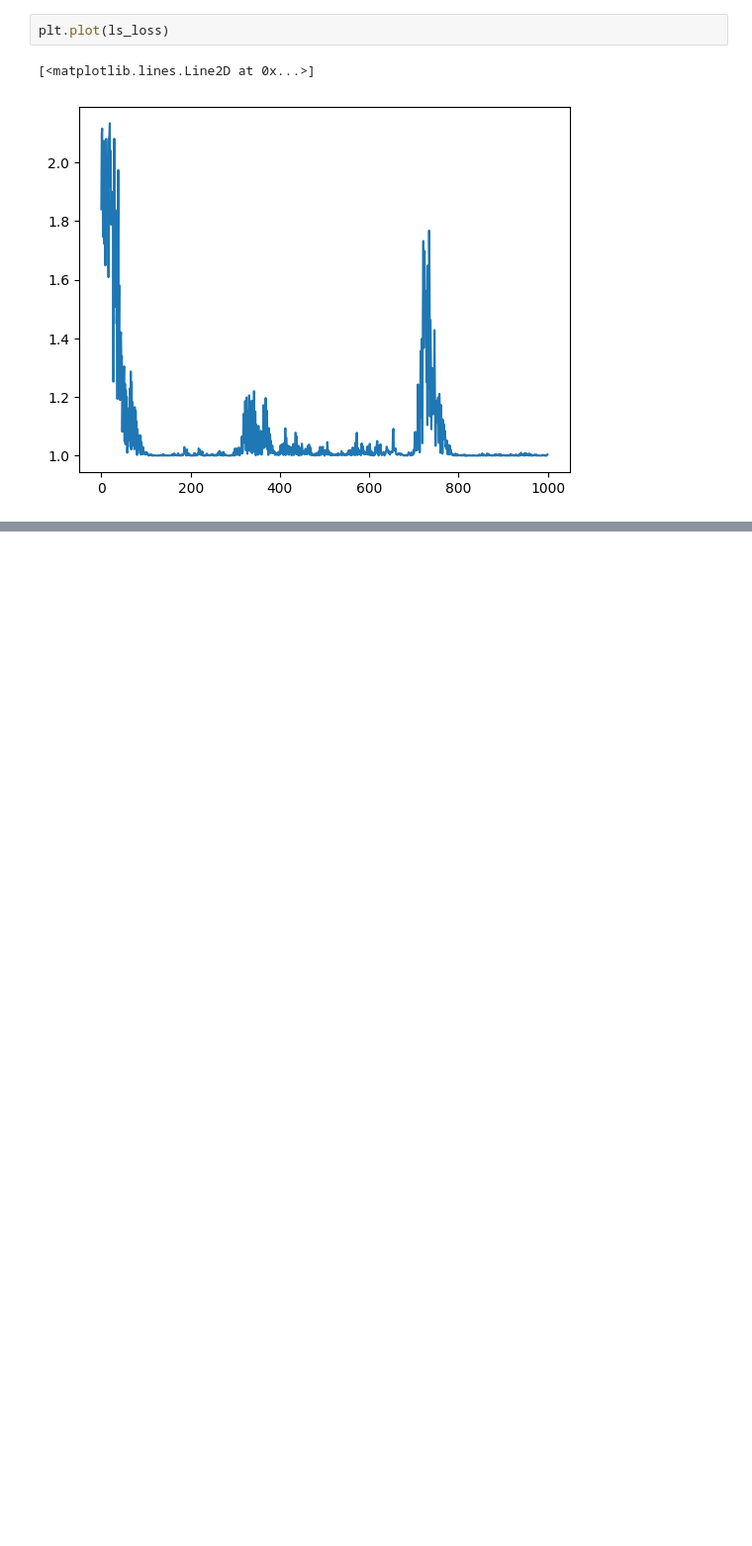
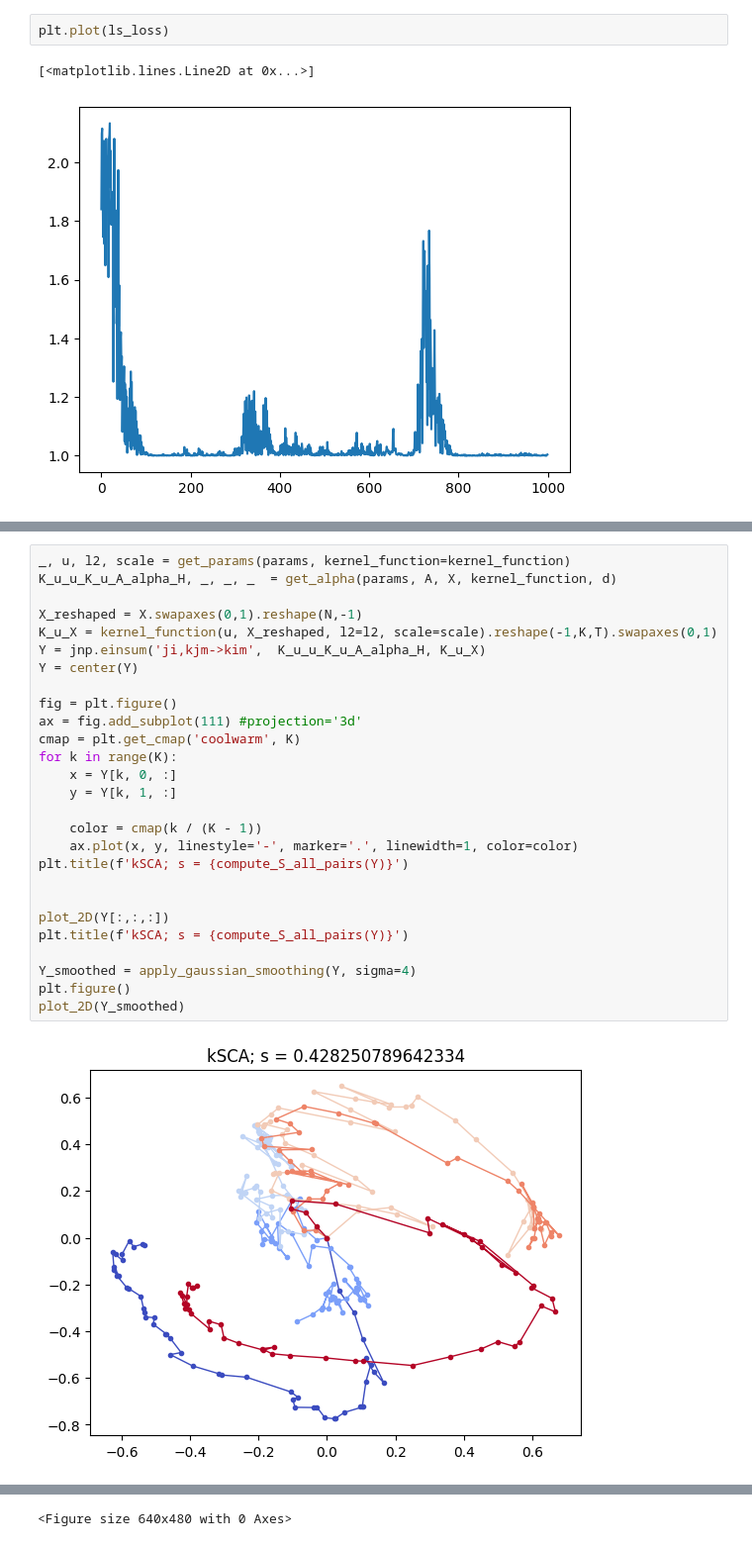
Before and after one commit to ArielleRosinski/SCA_project, a Jupyter notebook: RNN.ipynb, the cells around one changed output, grey strips where cells are left out. Shown at 99% size. Drawn from its saved outputs; the diff is of its cells as text; blank space fills up the shorter version.

```diff
--- a/RNN.ipynb
+++ b/RNN.ipynb
@@ -106,0 +148,29 @@ X = jnp.stack(ls_X, axis=1).swapaxes(1,2)
+# %%
+_, u, l2, scale = get_params(params, kernel_function=kernel_function)
+K_u_u_K_u_A_alpha_H, _, _, _  = get_alpha(params, A, X, kernel_function, d)
+
+X_reshaped = X.swapaxes(0,1).reshape(N,-1)
+K_u_X = kernel_function(u, X_reshaped, l2=l2, scale=scale).reshape(-1,K,T).swapaxes(0,1)
+Y = jnp.einsum('ji,kjm->kim',  K_u_u_K_u_A_alpha_H, K_u_X)
+Y = center(Y)
+
+fig = plt.figure()
+ax = fig.add_subplot(111) #projection='3d'
+cmap = plt.get_cmap('coolwarm', K)
+for k in range(K):
+    x = Y[k, 0, :]
+    y = Y[k, 1, :]
+
+    color = cmap(k / (K - 1))
+    ax.plot(x, y, linestyle='-', marker='.', linewidth=1, color=color)
+plt.title(f'kSCA; s = {compute_S_all_pairs(Y)}')
+
+
+plot_2D(Y[:,:,:])
+plt.title(f'kSCA; s = {compute_S_all_pairs(Y)}')
+
+Y_smoothed = apply_gaussian_smoothing(Y, sigma=4)
+plt.figure()
+plot_2D(Y_smoothed)
+# %% [output]
+[figure, added]
@@ -106,0 +178 @@ X = jnp.stack(ls_X, axis=1).swapaxes(1,2)
+<Figure size 640x480 with 0 Axes>
```
Also changed, not shown: parts of 3 cells of this notebook.
